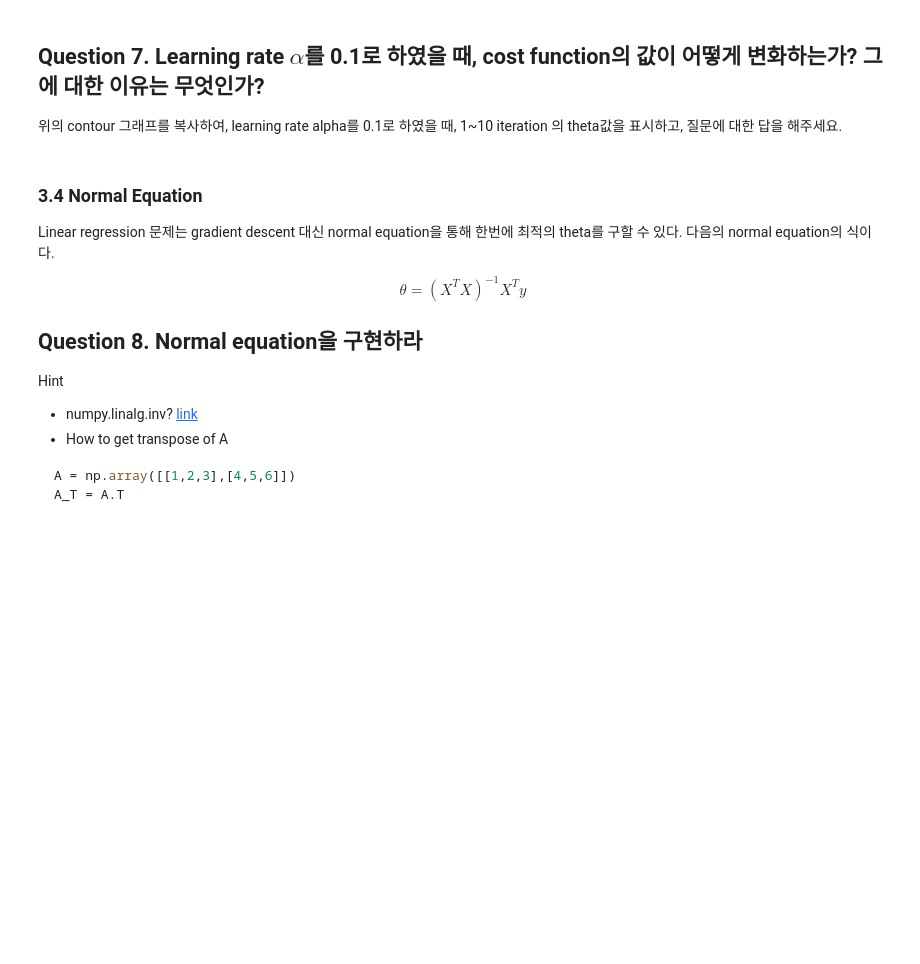
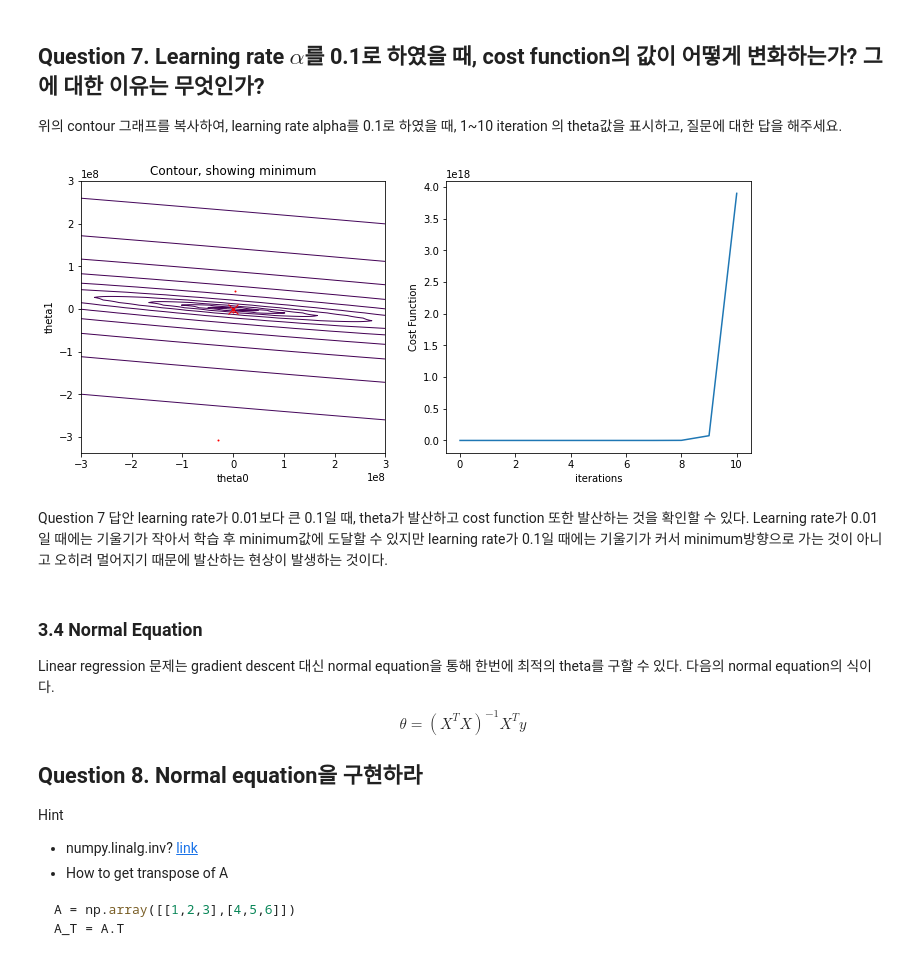
Before and after one commit to yyjun96/2021fall_ece109_hw4-yyjun96, a Jupyter notebook: linear_regression.ipynb, the cells around one changed output. Saved outputs shown, nothing was run; the diff lists cells and outputs as text; code cells hidden in the pictures; blank space fills up the shorter version.

```diff
--- a/linear_regression.ipynb
+++ b/linear_regression.ipynb
@@ -268,6 +307,67 @@ for i in range(niter):
 # %% [markdown]
 ## Question 7. Learning rate $\alpha$를 0.1로 하였을 때, cost function의 값이 어떻게 변화하는가? 그에 대한 이유는 무엇인가?
 위의 contour 그래프를 복사하여, learning rate alpha를 0.1로 하였을 때, 1~10 iteration 의 theta값을 표시하고, 질문에 대한 답을 해주세요.
+# %%
+# This code modified from "https://github.com/dibgerge/ml-coursera-python-assignments/blob/master/Exercise1/exercise1.ipynb"
+# grid over which we will calculate J
+import matplotlib.pyplot as plt
+import numpy as np
+
+theta0_vals = np.linspace(-3e8, 3e8, 100)
+theta1_vals = np.linspace(-3e8, 3e8, 100)
+
+# initialize J_vals to a matrix of 0's
+J_vals = np.zeros((theta0_vals.shape[0], theta1_vals.shape[0]))
+
+# Fill out J_vals
+for i, theta0 in enumerate(theta0_vals):
+    for j, theta1 in enumerate(theta1_vals):
+        theta_ = np.array([[theta0, theta1]]).T
+        J_vals[i, j] = cost_function(theta_, X, y)
+
+# plot_surface 함수는 meshgrid를 사용하여, x, y 좌표를 만듭니다.
+# 좌표의 기술 방식이 y, x이기 때문에 x, y array index로 배열된 J_vals를 transpose해서 사용합니다.
+J_vals = J_vals.T
+
+# surface plot
+fig = plt.figure(figsize=(12, 5)) # 그림 크기 셋팅
+#ax = fig.add_subplot(121, projection='3d') #
+
+#ax.plot_surface(theta0_vals, theta1_vals, J_vals, cmap='viridis')
+#plt.xlabel('theta0')
+#plt.ylabel('theta1')
+#plt.title('Surface')
+
+# contour plot
+# Plot J_vals as 15 contours spaced logarithmically between 0.01 and 100
+ax = plt.subplot(121)
+plt.contour(theta0_vals, theta1_vals, J_vals, linewidths=1, cmap='viridis', levels=np.logspace(10, 20, 25))
+plt.xlabel('theta0')
+plt.ylabel('theta1')
+plt.plot(theta[0], theta[1], 'rx', ms=10, lw=2)
+plt.title('Contour, showing minimum')
+
+niter = 10
+theta = np.zeros((2,1))
+cost_q7=np.zeros((niter+1,1))
+cost_q7[0]=cost_function(theta,X,y)
+for i in range(niter):
+    new_theta = update_func(theta, X, y, alpha=0.1)
+    theta = new_theta
+    plt.plot(theta[0], theta[1], 'ro', ms=1, lw=1)
+    cost_q7[i+1]=cost_function(theta,X,y)
+
+
+ax=plt.subplot(122)
+plt.plot(cost_q7)
+plt.xlabel('iterations')
+plt.ylabel('Cost Function')
+plt.show()
+# %% [output]
+[figure, added]
+# %% [markdown]
+Question 7 답안
+learning rate가 0.01보다 큰 0.1일 때, theta가 발산하고 cost function 또한 발산하는 것을 확인할 수 있다. Learning rate가 0.01일 때에는 기울기가 작아서 학습 후 minimum값에 도달할 수 있지만 learning rate가 0.1일 때에는 기울기가 커서 minimum방향으로 가는 것이 아니고 오히려 멀어지기 때문에 발산하는 현상이 발생하는 것이다.
 # %% [markdown]
 ### 3.4 Normal Equation
 
```
Also changed, not shown: parts of 19 cells of this notebook.
